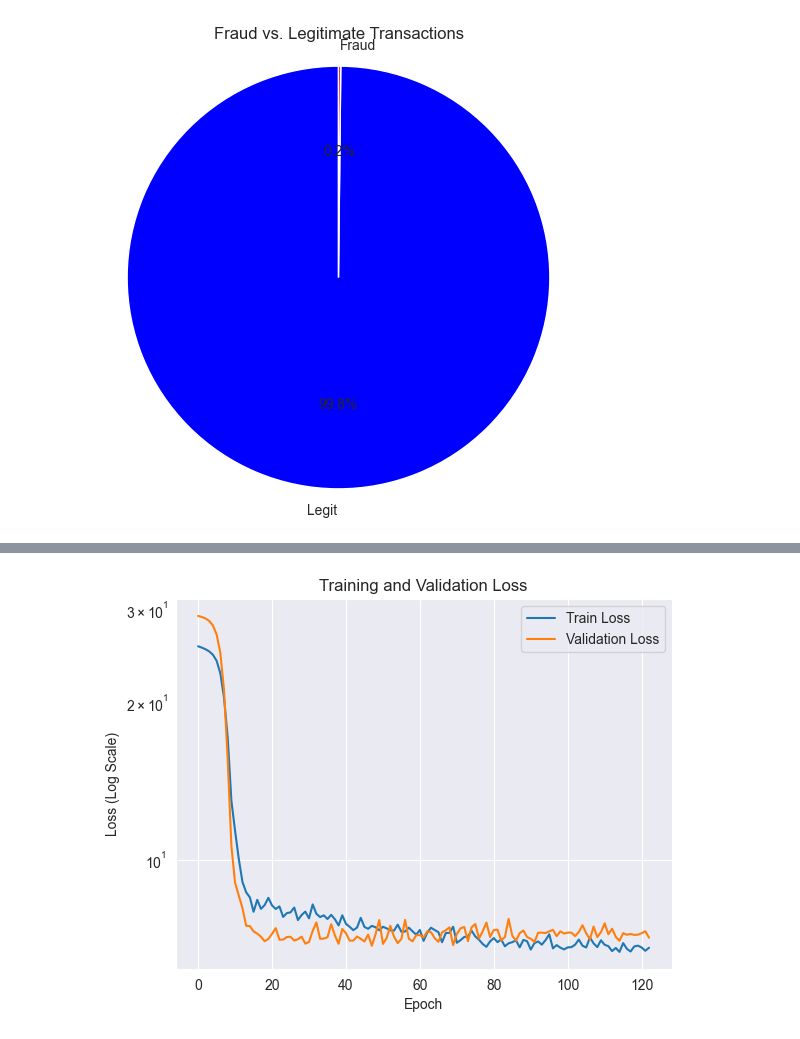
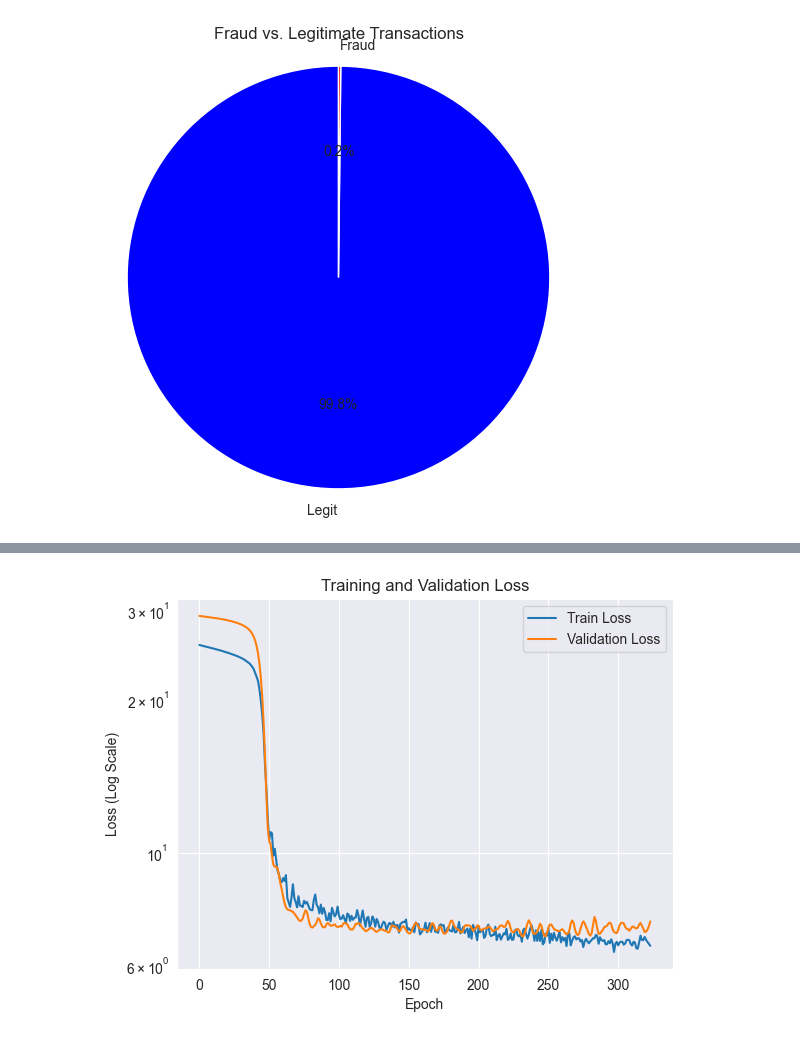
Before and after one commit to NiccoloSalvi/fraud-detection-autoencoders, a Jupyter notebook: naml-ccfd.ipynb, the cells around one changed output, grey strips where cells are left out. Cells and saved outputs as stored; diff of their text form; code cells hidden in the pictures.

```diff
--- a/naml-ccfd.ipynb
+++ b/naml-ccfd.ipynb
@@ -99,7 +99,7 @@ tensor_fraud_val   = torch.from_numpy(test_data_autoencoder).float()
 train_dataset = TensorDataset(tensor_fraud_train, tensor_fraud_train)
 val_dataset   = TensorDataset(tensor_fraud_val, tensor_fraud_val)
 
-batch_size = 32
+batch_size = 128
 train_loader = DataLoader(train_dataset, batch_size=batch_size, shuffle=True)
 val_loader   = DataLoader(val_dataset,   batch_size=batch_size, shuffle=False)
 
@@ -198,4 +202,4 @@ Early stopping at epoch 122
-[figure, old version]
+[figure, new version]
 # %%
 from imblearn.under_sampling import RandomUnderSampler
 
```
Also changed, not shown: parts of 10 cells of this notebook.
